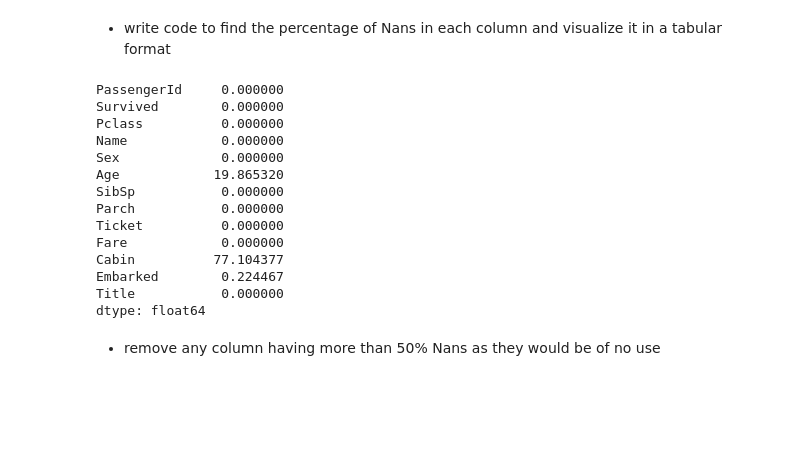
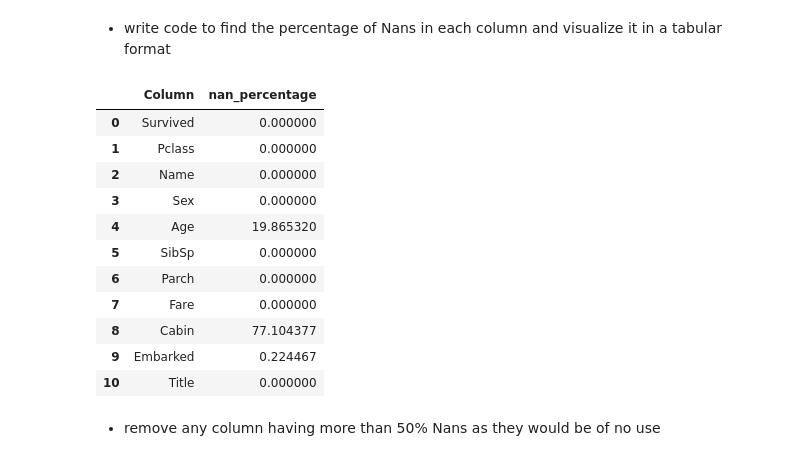
Before and after one commit to priyanshah18/Synapse-Learning-Period, a Jupyter notebook: Task1.ipynb, the cells around one changed output. Saved outputs shown, nothing was run; the diff lists cells and outputs as text; code cells hidden in the pictures; blank space fills up the shorter version.

```diff
--- a/Task1.ipynb
+++ b/Task1.ipynb
@@ -424,4 +443,4 @@ preprocessing is a very important step before we step into modelling
  - We will also remove the Name column as we have done <b>feature extraction</b> and obtained titles instead. (test set might have extra titles which are not in the train set. Think about how we would consider them. This however doesn't affect task 1's objective)
 # %%
 #write code to remove unnecessary columns from the dataframe here
-train_df.drop(columns=["PassengerId","Ticket"])
+train_df.drop(columns=["PassengerId","Ticket"], axis=1, inplace=True)
@@ -442,2 +447,2 @@ train_df.drop(columns=["PassengerId","Ticket"])
 # %%
-train_df.drop(columns=["Name"])
+train_df.drop(columns=["Name"],  axis=1, inplace=True)
@@ -461,22 +452,32 @@ train_df.drop(columns=["Name"])
  - write code to find the percentage of Nans in each column and visualize it in a tabular format
 # %%
 #write code here
-percent_missing = train_df.isnull().sum() * 100 / len(train_df)
-percent_missing
+# percent_missing = train_df.isnull().sum() * 100 / len(train_df)
+# percent_missing
+
+df_nan = pd.DataFrame()
+
+nan_dict = {}
+for i in train_df.columns:
+  nan_dict[i] = (train_df[i].isnull().sum()/len(train_df))*100
+
+df_nan["Column"] = nan_dict.keys()
+df_nan["nan_percentage"] = nan_dict.values()
+df_nan
+
+df_nan
 # %% [output]
-PassengerId     0.000000
-Survived        0.000000
-Pclass          0.000000
-Name            0.000000
-Sex             0.000000
-Age            19.865320
-SibSp           0.000000
-Parch           0.000000
-Ticket          0.000000
-Fare            0.000000
-Cabin          77.104377
-Embarked        0.224467
-Title           0.000000
-dtype: float64
+|  | Column | nan_percentage |
+| 0 | Survived | 0.000000 |
+| 1 | Pclass | 0.000000 |
+| 2 | Name | 0.000000 |
+| 3 | Sex | 0.000000 |
+| 4 | Age | 19.865320 |
+| 5 | SibSp | 0.000000 |
+| 6 | Parch | 0.000000 |
+| 7 | Fare | 0.000000 |
+| 8 | Cabin | 77.104377 |
+| 9 | Embarked | 0.224467 |
+| 10 | Title | 0.000000 |
 # %% [markdown]
  - remove any column having more than 50% Nans as they would be of no use
```
Also changed, not shown: parts of 13 cells of this notebook.
